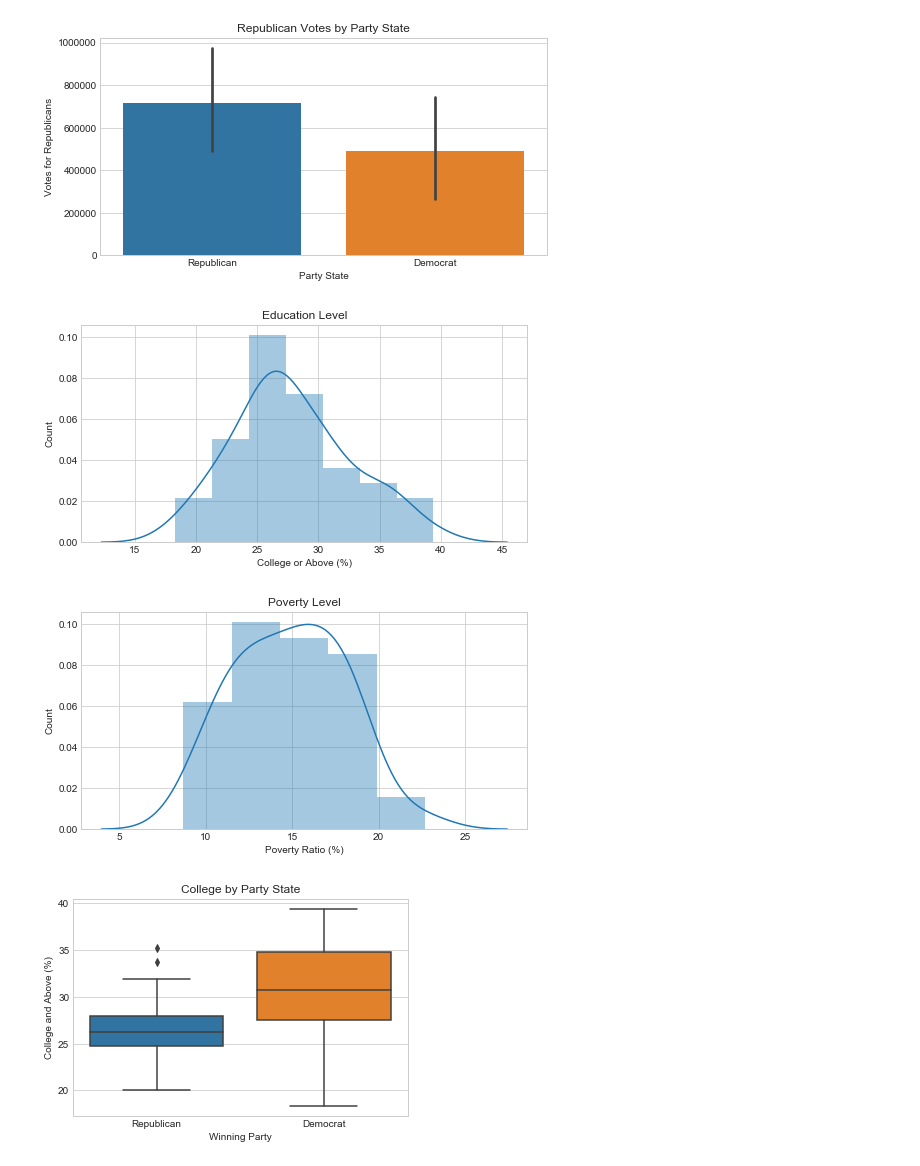
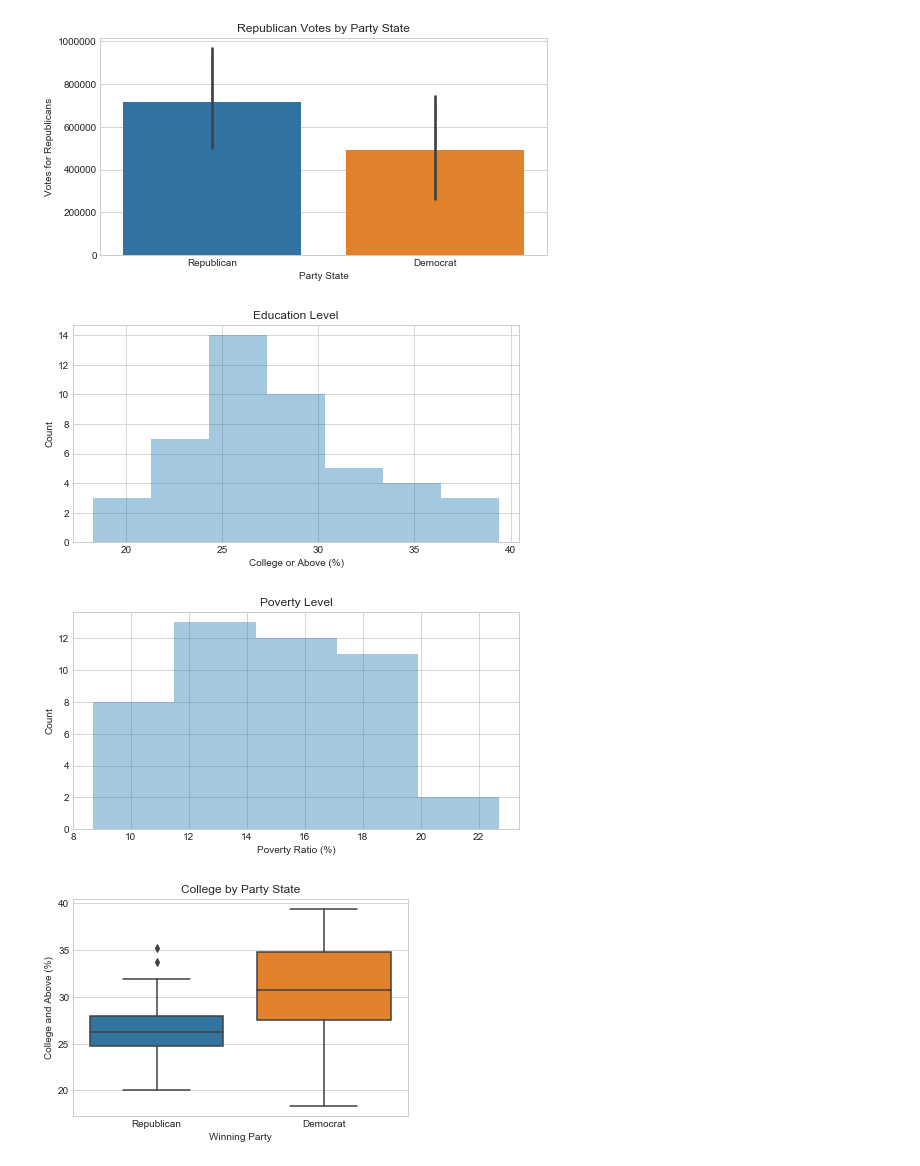
Before and after one commit to akim2034/Thinkful_DS_Bootcamp, a Jupyter notebook: Unit 1/Lesson 5 - Unit 1 Capstone/US Election 2016 Analysis - Unit 1 Capstone.ipynb, the cells around one changed output. Saved outputs shown, nothing was run; the diff lists cells and outputs as text; code cells hidden in the pictures.

```diff
--- a/Unit 1/Lesson 5 - Unit 1 Capstone/US Election 2016 Analysis - Unit 1 Capstone.ipynb
+++ b/Unit 1/Lesson 5 - Unit 1 Capstone/US Election 2016 Analysis - Unit 1 Capstone.ipynb
@@ -212,7 +205,7 @@ state_facts_votes = pd.merge(state_facts, state_votes, on = 'state')
 state_facts_votes['voter_turnout'] = state_facts_votes['total_votes'] / state_facts_votes['Population_2014'] *100
 state_facts_votes['Minority'] = state_facts_votes['Black'] + state_facts_votes['American_Indian_Alaskan_Native'] + state_facts_votes['Asian'] + state_facts_votes['Native_Hawaiian_Pacific_Islander'] + state_facts_votes['Two_or_More_Races']
 state_facts_votes['Republican_win'] = state_facts_votes['republican_fraction'] > 50
-state_facts_votes['Winning_party'] = state_facts_votes['Republican_win'].apply(party_win)
+state_facts_votes['Winning_party'] = np.where(state_facts_votes['Republican_win'] == True, "Republican", "Democrat")
 
 # Check dataset.
 state_facts_votes.head()
@@ -306,25 +299,25 @@ plt.show()
 # %%
 plt.figure(figsize=(8, 4))
 
-sns.distplot(state_facts_votes['College']);
+sns.distplot(state_facts_votes['College'], kde=False);
 
 plt.title('Education Level')
 plt.xlabel('College or Above (%)')
 plt.ylabel('Count')
 plt.show()
 # %% [output]
-[figure, old version]
+[figure, new version]
 # %%
 plt.figure(figsize=(8, 4))
 
-sns.distplot(state_facts_votes['Poverty']);
+sns.distplot(state_facts_votes['Poverty'], kde=False);
 
 plt.title('Poverty Level')
 plt.xlabel('Poverty Ratio (%)')
 plt.ylabel('Count')
 plt.show()
 # %% [output]
-[figure, old version]
+[figure, new version]
 # %%
 # Create boxplot of poverty rates by party.
 sns.boxplot(x="Winning_party", y="College", data=state_facts_votes);
```
Also changed, not shown: parts of 8 cells of this notebook.
